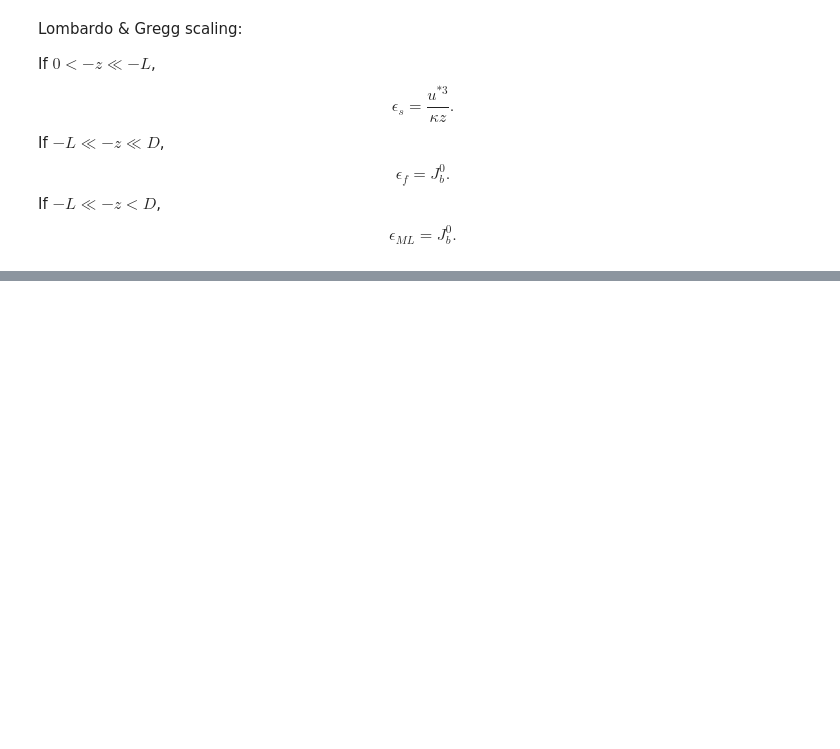
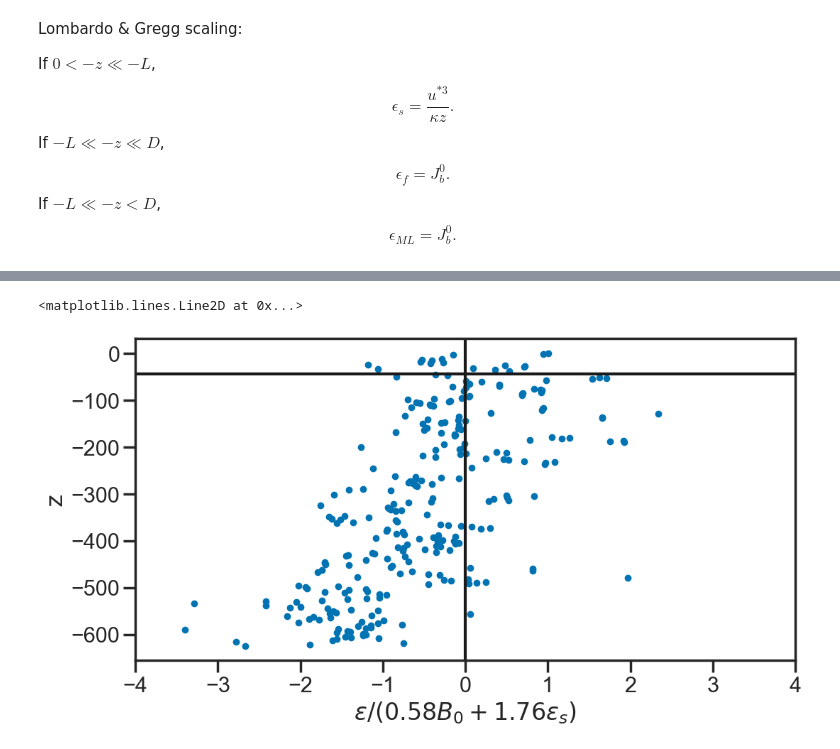
Before and after one commit to sessink/NIW, a Jupyter notebook: notebooks/lombardo_gregg.ipynb, the cells around one changed output, grey strips where cells are left out. Cells and saved outputs as stored; diff of their text form; code cells hidden in the pictures; blank space fills up the shorter version.

```diff
--- a/notebooks/lombardo_gregg.ipynb
+++ b/notebooks/lombardo_gregg.ipynb
@@ -118,0 +77,9 @@ $$
+# %%
+data['eps_lg'].mean(dim='time').pipe(np.log10).plot(y='z', marker='.', lw=0)
+plt.xlabel(r'$\epsilon/(0.58B_0 + 1.76\epsilon_s)$')
+plt.xlim(-4,4)
+plt.axvline(0, color='k')
+plt.axhline(data['mld'].mean('time'), color='k')
+# %% [output]
+<matplotlib.lines.Line2D at 0x...>
+[figure, added]
```
Also changed, not shown: parts of 21 cells of this notebook, 1 other file.
